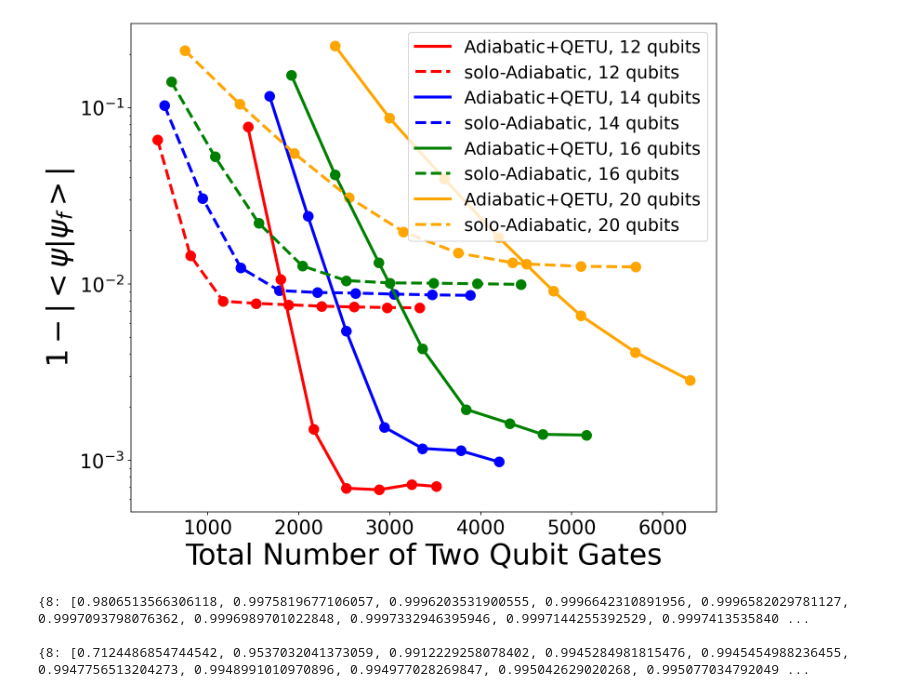
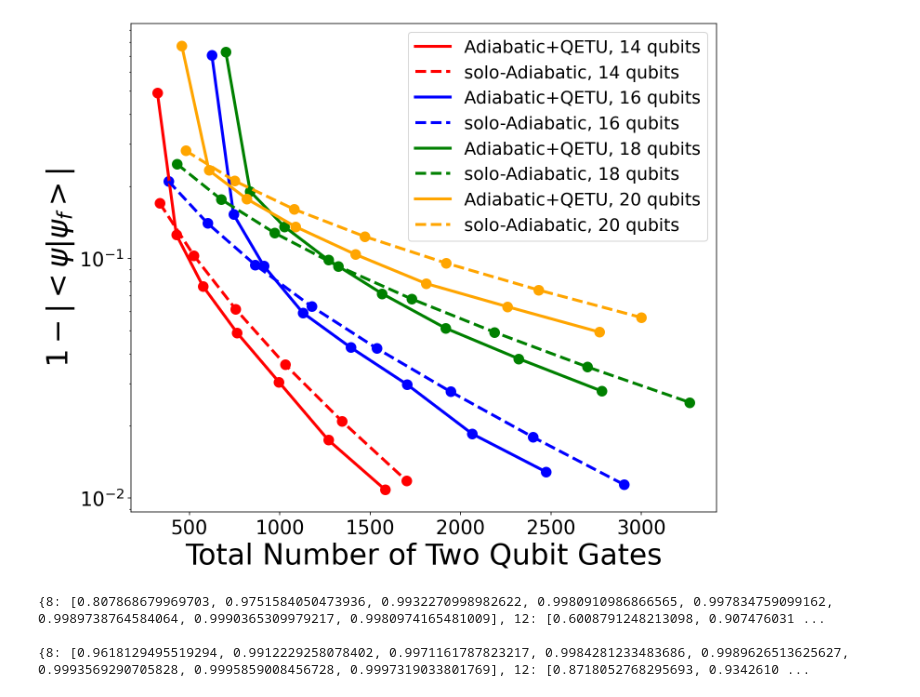
Before and after one commit to erenaykrcn/AQC-F, a Jupyter notebook: examples/Heisenberg_1D/Heisenberg_1D.ipynb, the cells around one changed output. Saved outputs shown, nothing was run; the diff lists cells and outputs as text; code cells hidden in the pictures.

```diff
--- a/examples/Heisenberg_1D/Heisenberg_1D.ipynb
+++ b/examples/Heisenberg_1D/Heisenberg_1D.ipynb
@@ -266,14 +260,16 @@ Success Prob:  0.750517342019191
+# %%
+cxs = {}
+fids = {}
+cxs_A = {}
+fids_A = {}
 # %%
-"""cxs = {}
-fids = {}
-cxs_A = {}
-fids_A = {}"""
-
 J = (1, 1, 1)
 h = (0, 0, 0)
-Ts = {8: range(2, 25, 2), 12: range(2, 30, 4), 14: range(2, 30, 4), 16: range(2, 35, 4), 20: range(20, 30, 4)}
-Ts_A = {8: range(1, 40, 2), 12: range(5, 40, 4), 14: range(5, 40, 4), 16: range(5, 40, 4), 20: range(30, 40, 4)}
-for L in [14]:
+Ts = {8: range(2, 10, 1), 12: range(2, 10, 1),  14: range(2, 9, 1), 16: range(2, 10, 1), 18: range(2, 10, 1), 20: range(2, 10, 1)}
+Ts_A = {8: range(4, 12, 1), 12: range(4, 12, 1), 14: range(4, 10, 1), 16: range(4, 12, 1), 18: range(4, 12, 1), 20: range(4, 12, 1)}
+
+
+for L in [20]:
     cxs[L] = []
     fids[L] = []
     cxs_A[L] = []
@@ -314,14 +310,14 @@ for L in [14]:
     max_spectrum_length = spectrum_upper_bound - spectrum_lower_bound
     c1 = (np.pi) / (max_spectrum_length)
     c2 = - c1 * spectrum_lower_bound
+    print("t: ", c1/2)
     eigenvalues_tr = eigenvalues_sort * c1 + c2
     a_values = np.array([np.cos(eig/2) for eig in eigenvalues_tr])
     print("a values ", a_values[0], ", ", a_values[4])
 
-
-    for T in Ts[L]:
+    for i, T in enumerate(list(Ts[L])):
         # Give qc.
-        qc_A = run_adiabatic(T=T, S=5, return_state=True)
+        qc_A = run_adiabatic(T=T, S=T, return_state=True)
         qc_C = qiskit.QuantumCircuit(L)
         for q in range(L//2):
             qc_C.x(2*q)
@@ -332,9 +328,10 @@ for L in [14]:
         fid, gates = run_qetu(c1, c2, mu=0.8, d=4, M=1, qc_init=qc_C, a_assess=2)
         cxs[L].append(gates['count_ops'])
         fids[L].append(fid[0])
+        print('cxs ', gates['count_ops'])
 
-    for T in Ts_A[L]:
-        qc_A = run_adiabatic(T=T, S=5, return_state=True)
+    for i, T in enumerate(list(Ts_A[L])):
+        qc_A = run_adiabatic(T=T, S=T, return_state=True)
         qc_C = qiskit.QuantumCircuit(L)
         for q in range(L//2):
             qc_C.x(2*q)
@@ -353,4 +350,5 @@ for L in [14]:
         count_ops = dag.count_ops()
         cx = count_ops['unitary']
         cxs_A[L].append(cx)
+        print('cxs_A ', cx)
 # %% [output]
@@ -391,34 +393,34 @@ Fidelity:  0.9914031070438194
 # %%
 plt.subplots_adjust(left=0.2, bottom=0.1, right=0.9, top=0.8, wspace=0.5, hspace=0.2)
 plt.rcParams["figure.figsize"] = (12, 10)
 import matplotlib as mpl
 mpl.rcParams['figure.dpi'] = 150
 
 colors = ['red', 'blue', 'green', 'orange']
 
 l = 0
-for L in [12, 14, 16, 20]:
+for L in [14, 16, 18, 20]:
     plt.plot(cxs[L], [1-fid for fid in fids[L]], label=f'Adiabatic+QETU, {L} qubits', color=colors[l],linewidth=3.0)
     plt.scatter(cxs[L], [1-fid for fid in fids[L]], color=colors[l], s=100)
 
     plt.plot(cxs_A[L], [1-fid for fid in fids_A[L]], label=f'solo-Adiabatic, {L} qubits', ls='--', color=colors[l],linewidth=3.0)
     plt.scatter(cxs_A[L], [1-fid for fid in fids_A[L]], color=colors[l], s=100)
     l += 1
 plt.yscale('log')
 plt.xticks(fontsize=20)
 plt.yticks(fontsize=20)
 plt.xlabel('Total Number of Two Qubit Gates', size=30)
 plt.ylabel(r'$1-|<\psi|\psi_f>|$', size=30)
 plt.legend(prop={'size': 18})
 
 plt.savefig('./figs/Heis_2D_lattices_infid.png')
 plt.savefig('./figs/Heis_2D_lattices_infid.pdf')
 # %% [output]
-[figure, old version]
+[figure, new version]
-# %%
-print(fids, cxs, '\n')
-print(fids_A, cxs_A)
-# %% [output]
-{8: [0.9806513566306118, 0.9975819677106057, 0.9996203531900555, 0.9996642310891956, 0.9996582029781127, 0.9997093798076362, 0.9996989701022848, 0.9997332946395946, 0.9997144255392529, 0.9997413535840 ...
-
-{8: [0.7124486854744542, 0.9537032041373059, 0.9912229258078402, 0.9945284981815476, 0.9945454988236455, 0.9947756513204273, 0.9948991010970896, 0.994977028269847, 0.995042629020268, 0.995077034792049 ...
+# %%
+print(fids, cxs, '\n')
+print(fids_A, cxs_A)
+# %% [output]
+{8: [0.807868679969703, 0.9751584050473936, 0.9932270998982622, 0.9980910986866565, 0.997834759099162, 0.9989738764584064, 0.9990365309979217, 0.9980974165481009], 12: [0.6008791248213098, 0.907476031 ...
+
+{8: [0.9618129495519294, 0.9912229258078402, 0.9971161787823217, 0.9984281233483686, 0.9989626513625627, 0.9993569290705828, 0.9995859008456728, 0.9997319033801769], 12: [0.8718052768295693, 0.9342610 ...
```
Also changed, not shown: parts of 5 cells of this notebook, 4 other files.
